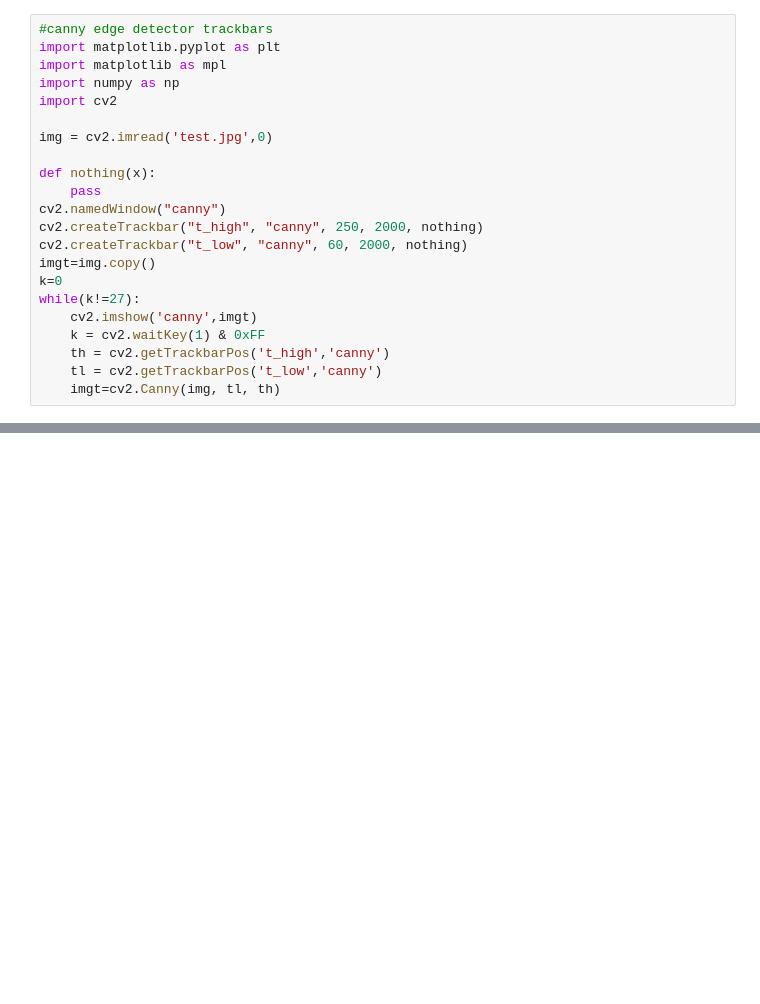
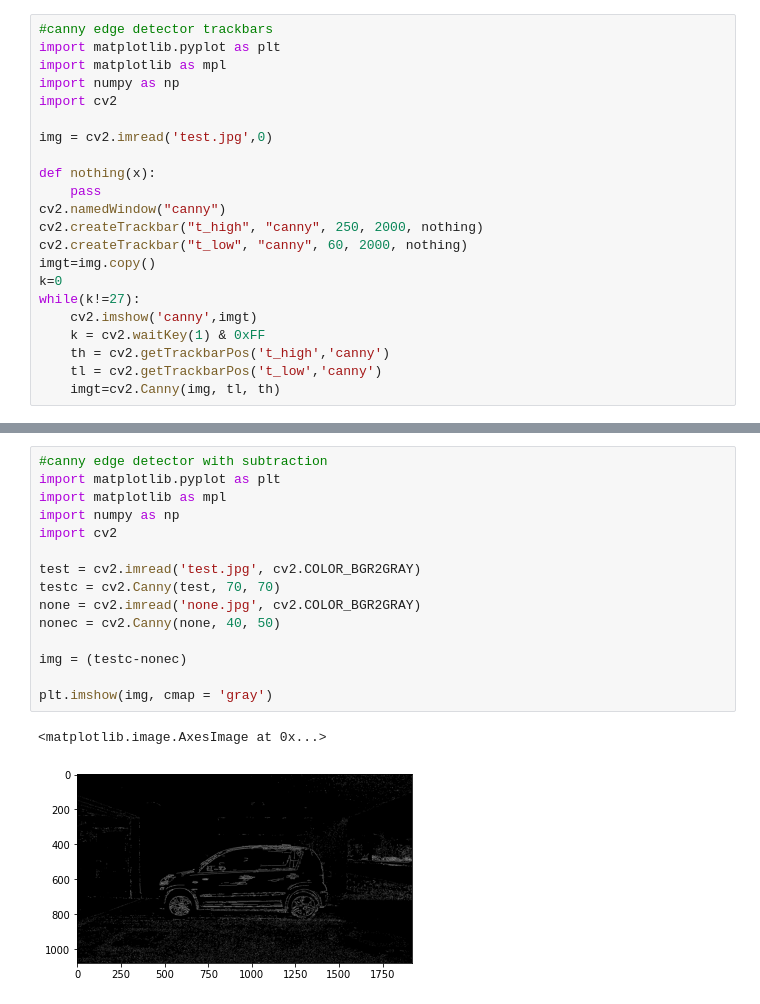
Before and after one commit to k9p5/computer-vision-vehicle-classification, a Jupyter notebook: preprocessing.ipynb, the cells around one changed output, grey strips where cells are left out. Drawn from its saved outputs; the diff is of its cells as text; blank space fills up the shorter version.

```diff
--- a/preprocessing.ipynb
+++ b/preprocessing.ipynb
@@ -52,0 +67,18 @@ while(k!=27):
+# %%
+#canny edge detector with subtraction
+import matplotlib.pyplot as plt
+import matplotlib as mpl
+import numpy as np
+import cv2
+
+test = cv2.imread('test.jpg', cv2.COLOR_BGR2GRAY)
+testc = cv2.Canny(test, 70, 70)
+none = cv2.imread('none.jpg', cv2.COLOR_BGR2GRAY)
+nonec = cv2.Canny(none, 40, 50)
+
+img = (testc-nonec)
+
+plt.imshow(img, cmap = 'gray')
+# %% [output]
+<matplotlib.image.AxesImage at 0x...>
+[figure, added]
```
Also changed, not shown: parts of 1 cell of this notebook, 5 other files.
